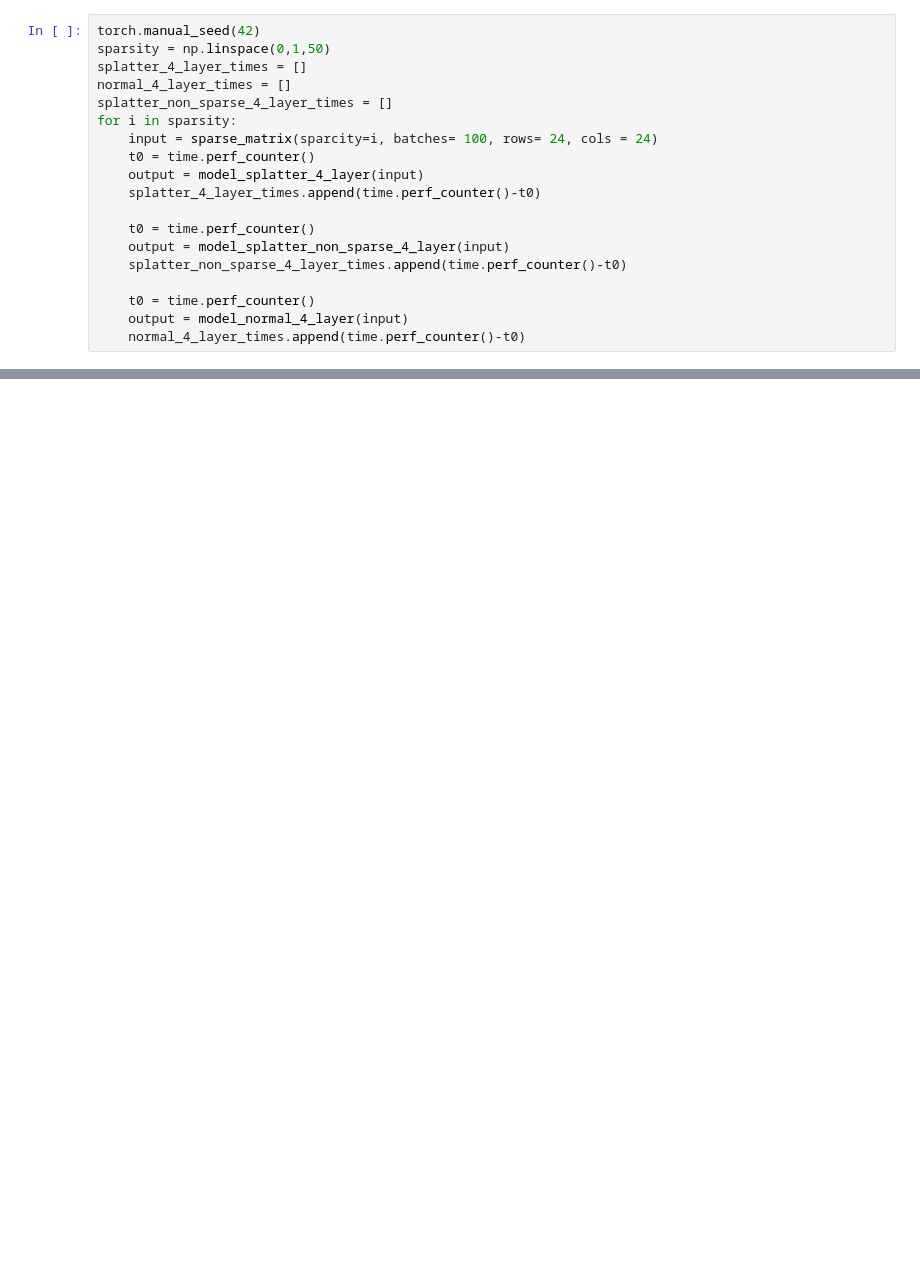
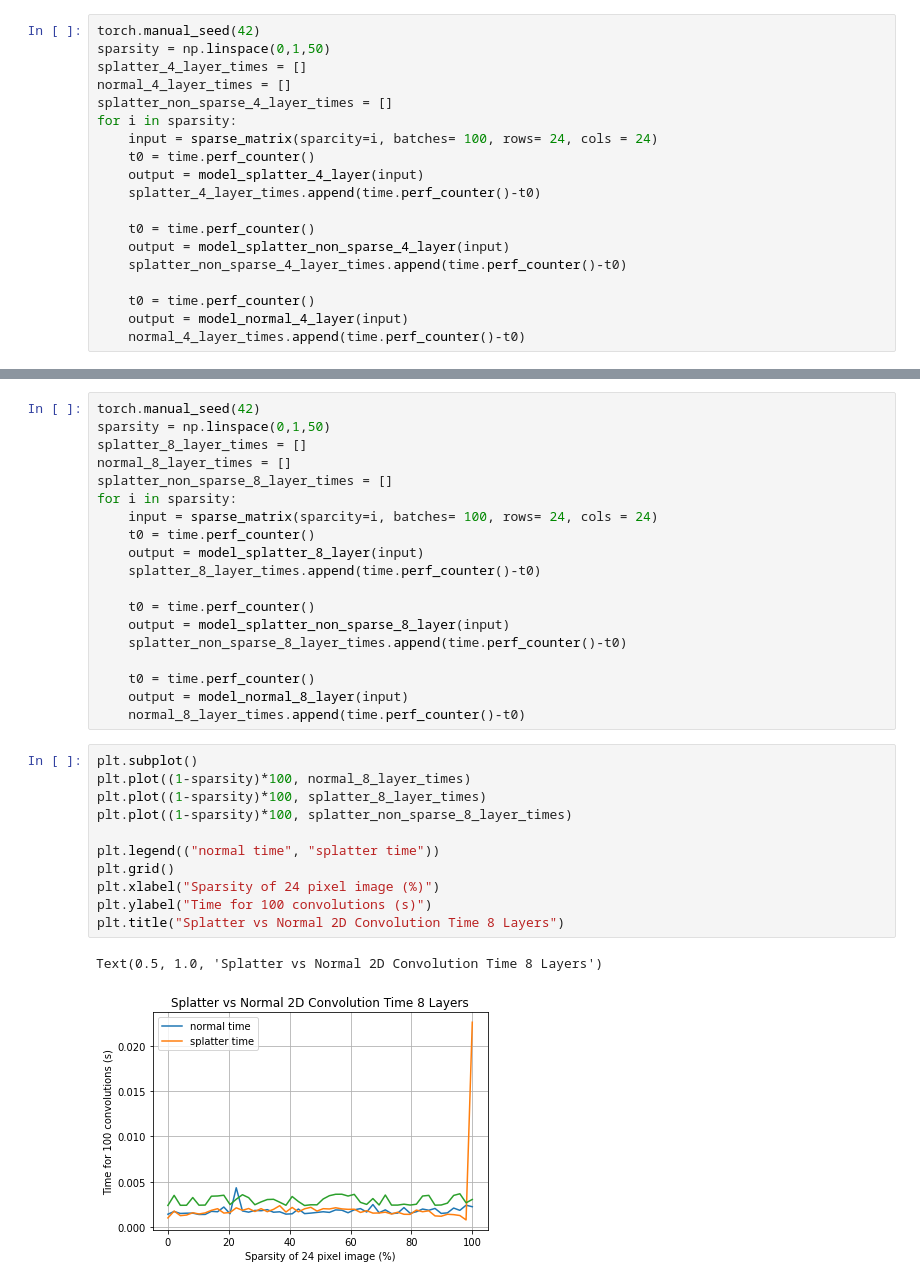
Before and after one commit to tristanleafs/sparse-torch, a Jupyter notebook: models_speed_analysis.ipynb, the cells around one changed output, grey strips where cells are left out. Drawn from its saved outputs; the diff is of its cells as text; blank space fills up the shorter version.

```diff
--- a/models_speed_analysis.ipynb
+++ b/models_speed_analysis.ipynb
@@ -170,0 +237,33 @@ Text(0.5, 1.0, 'Splatter vs Normal 2D Convolution Time 4 Layers')
+# %%
+torch.manual_seed(42)
+sparsity = np.linspace(0,1,50)
+splatter_8_layer_times = []
+normal_8_layer_times = []
+splatter_non_sparse_8_layer_times = []
+for i in sparsity:
+    input = sparse_matrix(sparcity=i, batches= 100, rows= 24, cols = 24)
+    t0 = time.perf_counter()
+    output = model_splatter_8_layer(input)
+    splatter_8_layer_times.append(time.perf_counter()-t0)
+
+    t0 = time.perf_counter()
+    output = model_splatter_non_sparse_8_layer(input)
+    splatter_non_sparse_8_layer_times.append(time.perf_counter()-t0)
+
+    t0 = time.perf_counter()
+    output = model_normal_8_layer(input)
+    normal_8_layer_times.append(time.perf_counter()-t0)
+# %%
+plt.subplot()
+plt.plot((1-sparsity)*100, normal_8_layer_times)
+plt.plot((1-sparsity)*100, splatter_8_layer_times)
+plt.plot((1-sparsity)*100, splatter_non_sparse_8_layer_times)
+
+plt.legend(("normal time", "splatter time"))
+plt.grid()
+plt.xlabel("Sparsity of 24 pixel image (%)")
+plt.ylabel("Time for 100 convolutions (s)")
+plt.title("Splatter vs Normal 2D Convolution Time 8 Layers")
+# %% [output]
+Text(0.5, 1.0, 'Splatter vs Normal 2D Convolution Time 8 Layers')
+[figure, added]
```
Also changed, not shown: parts of 7 cells of this notebook.
